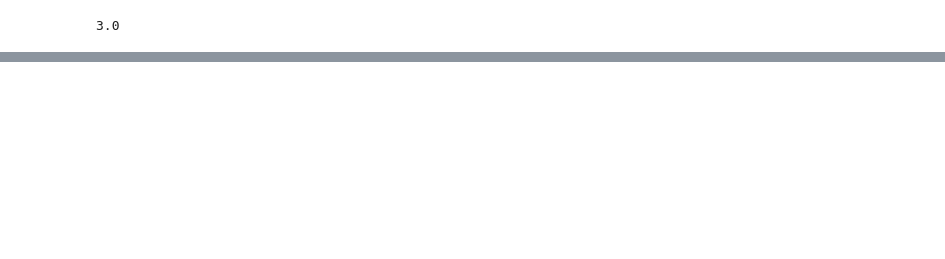
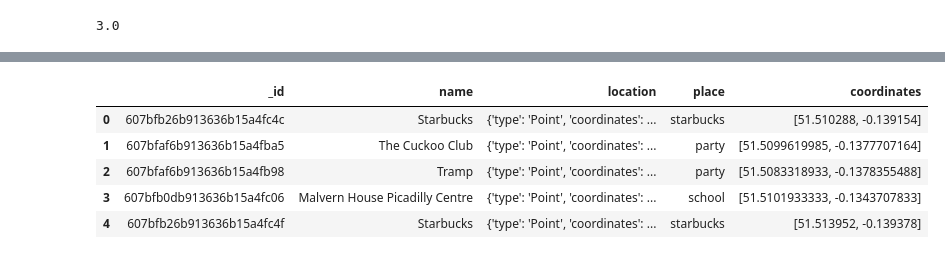
Before and after one commit to julistary/GeoSpatial_Data_Project, a Jupyter notebook: 3.geoqueries.ipynb, the cells around one changed output, grey strips where cells are left out. Saved outputs shown, nothing was run; the diff lists cells and outputs as text; code cells hidden in the pictures; blank space fills up the shorter version.

```diff
--- a/3.geoqueries.ipynb
+++ b/3.geoqueries.ipynb
@@ -256,0 +280,16 @@ map_lnd
+# %%
+df_places = pd.DataFrame(list(collection.find(query)))
+# %%
+coordinates = []
+for point in list(df_places['location']):
+    coordinates.append([point['coordinates'][1],point['coordinates'][0]])
+df_places['coordinates'] = coordinates
+# %%
+df_places.head()
+# %% [output]
+|  | _id | name | location | place | coordinates |
+| 0 | 607bfb26b913636b15a4fc4c | Starbucks | {'type': 'Point', 'coordinates': ... | starbucks | [51.510288, -0.139154] |
+| 1 | 607bfaf6b913636b15a4fba5 | The Cuckoo Club | {'type': 'Point', 'coordinates': ... | party | [51.5099619985, -0.1377707164] |
+| 2 | 607bfaf6b913636b15a4fb98 | Tramp | {'type': 'Point', 'coordinates': ... | party | [51.5083318933, -0.1378355488] |
+| 3 | 607bfb0db913636b15a4fc06 | Malvern House Picadilly Centre | {'type': 'Point', 'coordinates': ... | school | [51.5101933333, -0.1343707833] |
+| 4 | 607bfb26b913636b15a4fc4f | Starbucks | {'type': 'Point', 'coordinates': ... | starbucks | [51.513952, -0.139378] |
```
Also changed, not shown: parts of 12 cells of this notebook, 4 other files.
